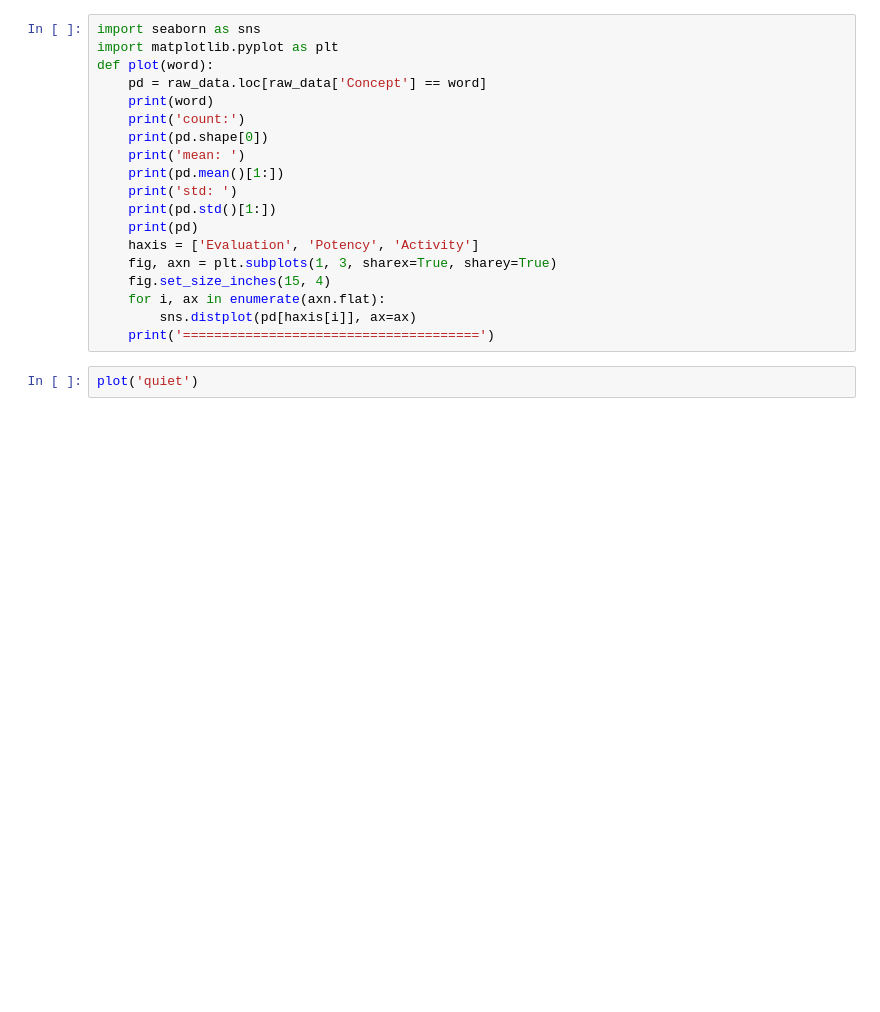
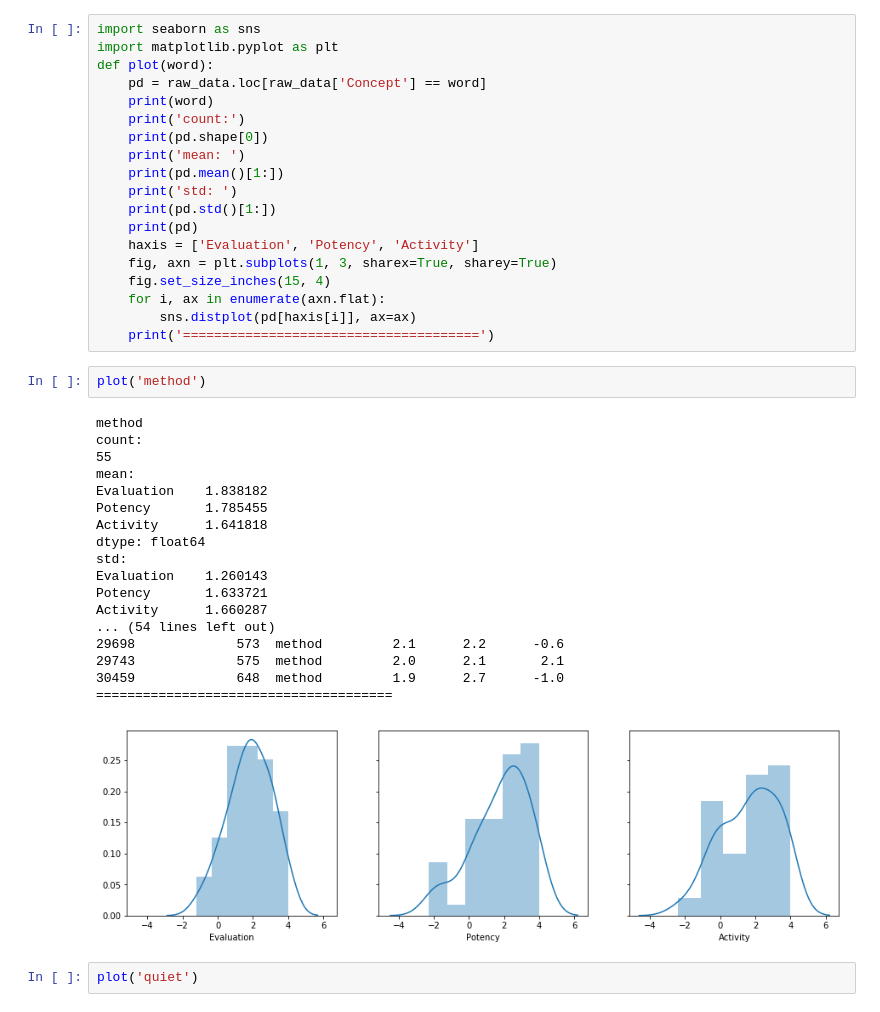
Before and after one commit to jiaojiaoloveu/WordEmbedding-SubCulture, a Jupyter notebook: src/plot_github_processed.ipynb, the cells around one changed output. Cells and saved outputs as stored; diff of their text form; blank space fills up the shorter version.

```diff
--- a/src/plot_github_processed.ipynb
+++ b/src/plot_github_processed.ipynb
@@ -47,6 +47,27 @@ def plot(word):
     for i, ax in enumerate(axn.flat):
         sns.distplot(pd[haxis[i]], ax=ax)
     print('======================================')
+# %%
+plot('method')
+# %% [output]
+method
+count:
+55
+mean:
+Evaluation    1.838182
+Potency       1.785455
+Activity      1.641818
+dtype: float64
+std:
+Evaluation    1.260143
+Potency       1.633721
+Activity      1.660287
+... (54 lines left out)
+29698             573  method         2.1      2.2      -0.6
+29743             575  method         2.0      2.1       2.1
+30459             648  method         1.9      2.7      -1.0
+======================================
+[figure, added]
 # %%
 plot('quiet')
 # %% [output]
```
Also changed, not shown: parts of 2 cells of this notebook, 5 other files.
